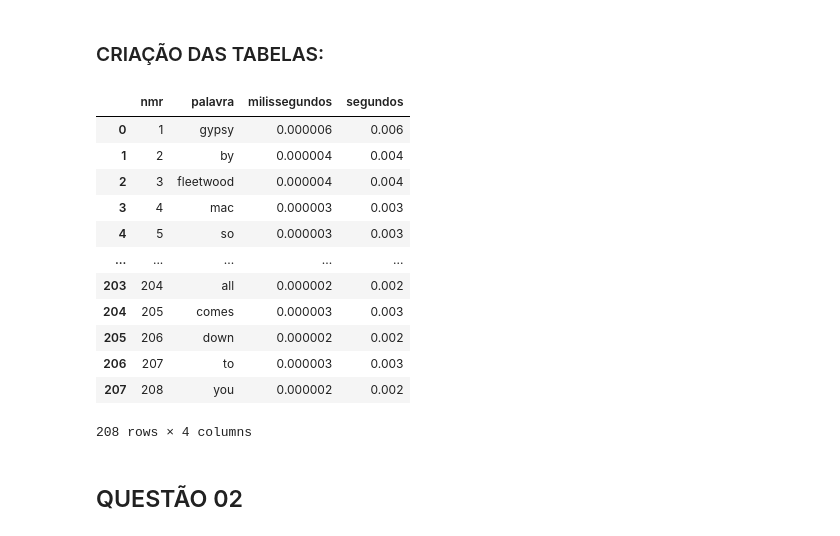
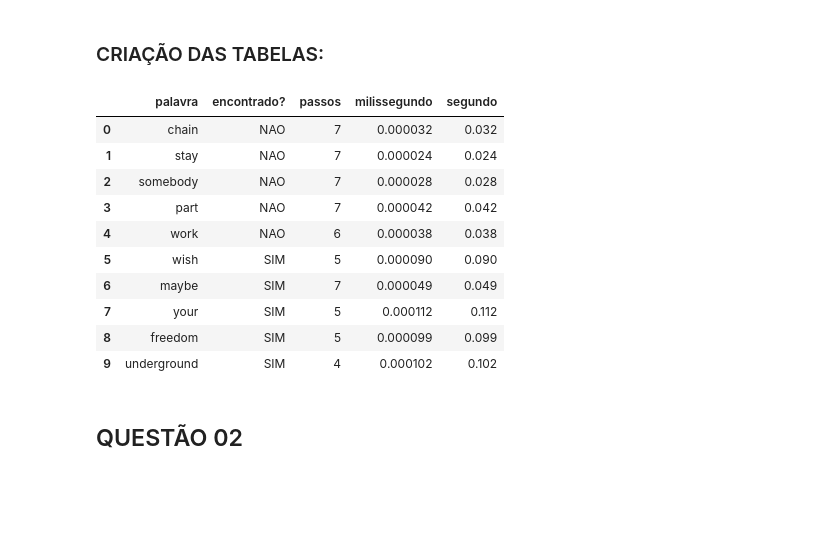
Before and after one commit to taotamat/trabalho2_estruturas2, a Jupyter notebook: graficos_trabalho2_ED2.ipynb, the cells around one changed output. Drawn from its saved outputs; the diff is of its cells as text; code cells hidden in the pictures; blank space fills up the shorter version.

Commit message:
atualizacao nos graficos de busca

```diff
--- a/graficos_trabalho2_ED2.ipynb
+++ b/graficos_trabalho2_ED2.ipynb
@@ -20,21 +20,19 @@ import seaborn
 q1_insercao = pd.read_csv('q1/insercao.csv')
 q1_busca = pd.read_csv('q1/busca.csv')
 # %%
-q1_insercao
+q1_busca
 # %% [output]
-|  | nmr | palavra | milissegundos | segundos |
-| 0 | 1 | gypsy | 0.000006 | 0.006 |
-| 1 | 2 | by | 0.000004 | 0.004 |
-| 2 | 3 | fleetwood | 0.000004 | 0.004 |
-| 3 | 4 | mac | 0.000003 | 0.003 |
-| 4 | 5 | so | 0.000003 | 0.003 |
-| ... | ... | ... | ... | ... |
-| 203 | 204 | all | 0.000002 | 0.002 |
-| 204 | 205 | comes | 0.000003 | 0.003 |
-| 205 | 206 | down | 0.000002 | 0.002 |
-| 206 | 207 | to | 0.000003 | 0.003 |
-| 207 | 208 | you | 0.000002 | 0.002 |
+|  | palavra | encontrado? | passos | milissegundo | segundo |
+| 0 | chain | NAO | 7 | 0.000032 | 0.032 |
+| 1 | stay | NAO | 7 | 0.000024 | 0.024 |
+| 2 | somebody | NAO | 7 | 0.000028 | 0.028 |
+| 3 | part | NAO | 7 | 0.000042 | 0.042 |
+| 4 | work | NAO | 6 | 0.000038 | 0.038 |
+| 5 | wish | SIM | 5 | 0.000090 | 0.090 |
+| 6 | maybe | SIM | 7 | 0.000049 | 0.049 |
+| 7 | your | SIM | 5 | 0.000112 | 0.112 |
+| 8 | freedom | SIM | 5 | 0.000099 | 0.099 |
+| 9 | underground | SIM | 4 | 0.000102 | 0.102 |
-208 rows × 4 columns
 # %% [markdown]
 ## QUESTÃO 02
 # %% [markdown]
```
Also changed, not shown: parts of 11 cells of this notebook, 1 other file.
